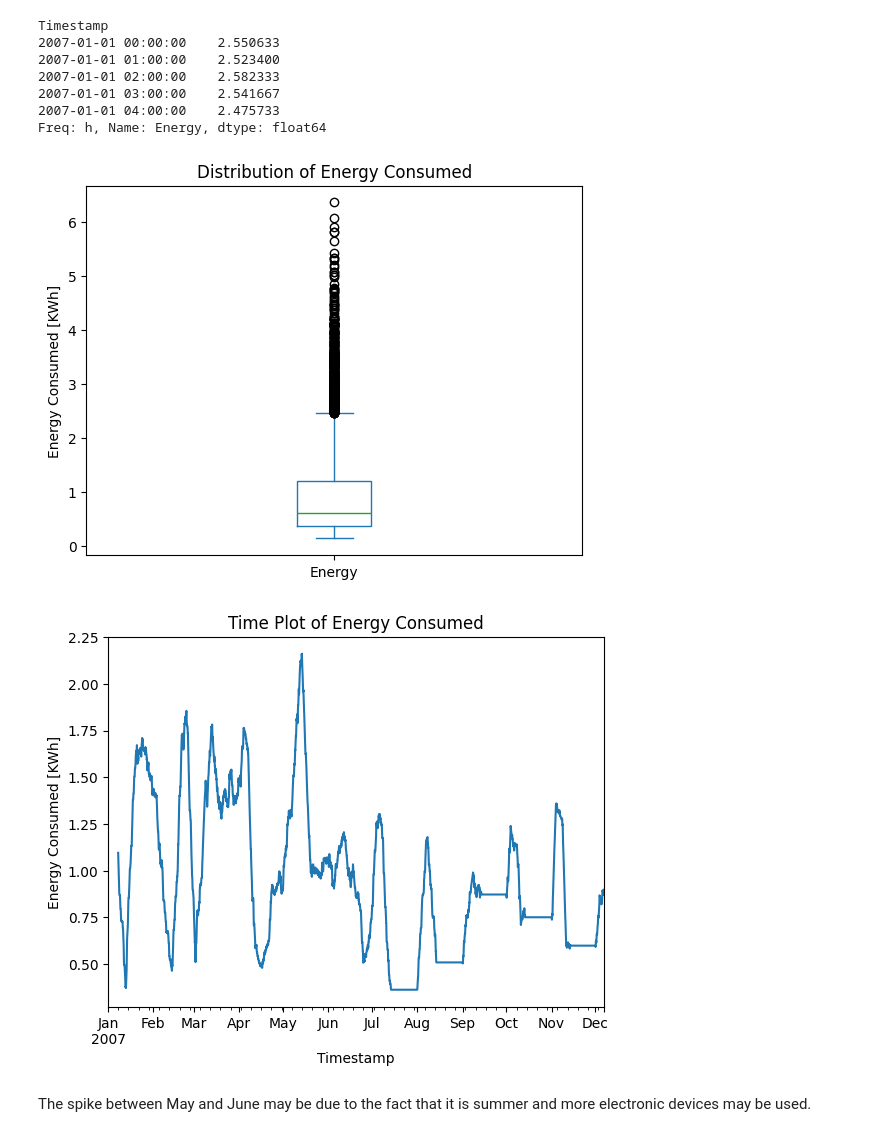
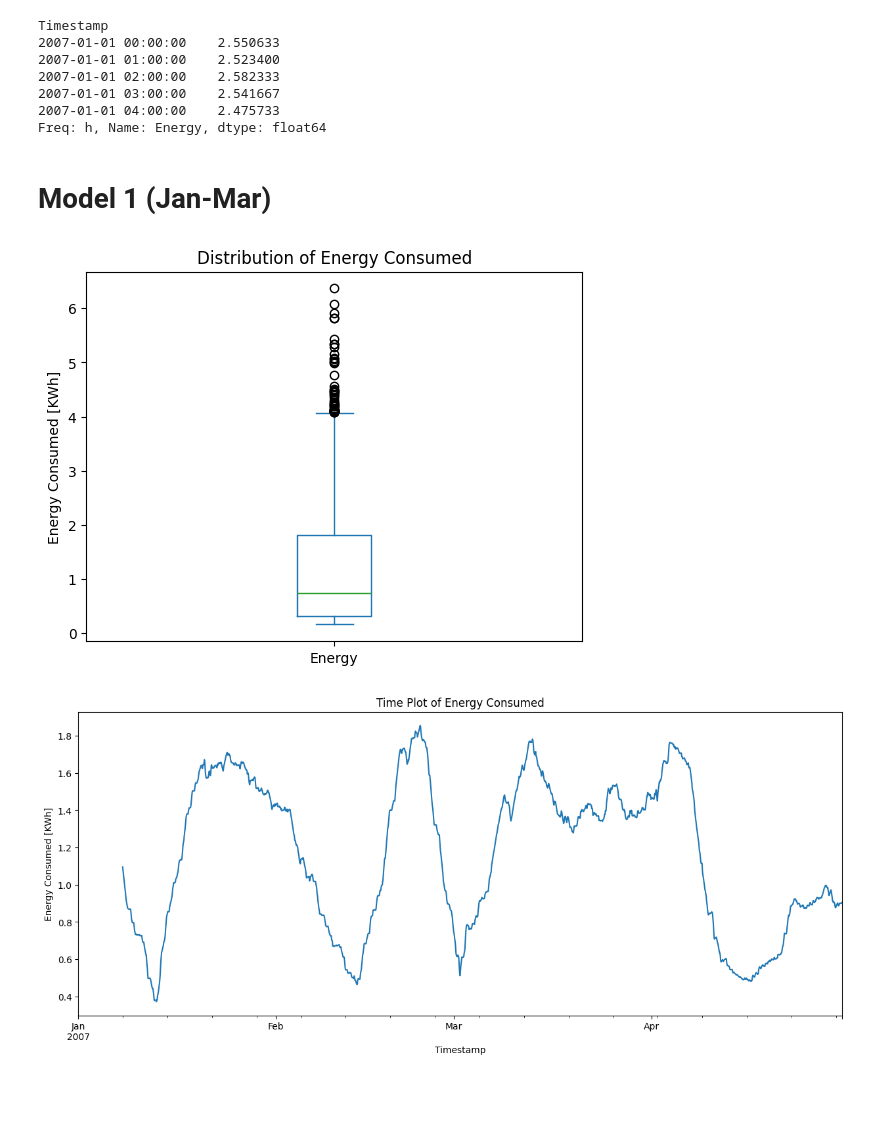
Before and after one commit to Bolajiiii/Electricity-Prediction, a Jupyter notebook: Electricity_Prediction.ipynb, the cells around one changed output. Saved outputs shown, nothing was run; the diff lists cells and outputs as text; code cells hidden in the pictures; blank space fills up the shorter version.

```diff
--- a/Electricity_Prediction.ipynb
+++ b/Electricity_Prediction.ipynb
@@ -39,17 +49,20 @@ Timestamp
 2007-01-01 03:00:00    2.541667
 2007-01-01 04:00:00    2.475733
 Freq: h, Name: Energy, dtype: float64
+# %% [markdown]
+# Model 1 (Jan-Mar)
+# %%
+y_1 = y.loc['2007-01-01':'2007-04-30']
 # %%
-y.plot(kind='box')
+y_1.plot(kind='box')
 plt.ylabel('Energy Consumed [KWh]')
 plt.title('Distribution of Energy Consumed');
 # %% [output]
-[figure, old version]
+[figure, new version]
 # %%
-y.rolling(168).mean().plot()
+fig, ax = plt.subplots(figsize=(15, 6))
+y_1.rolling(168).mean().plot()
 plt.ylabel('Energy Consumed [KWh]')
 plt.title('Time Plot of Energy Consumed');
 # %% [output]
-[figure, old version]
+[figure, new version]
-# %% [markdown]
-The spike between May and June may be due to the fact that it is summer and more electronic devices may be used.
```
Also changed, not shown: parts of 29 cells of this notebook.
